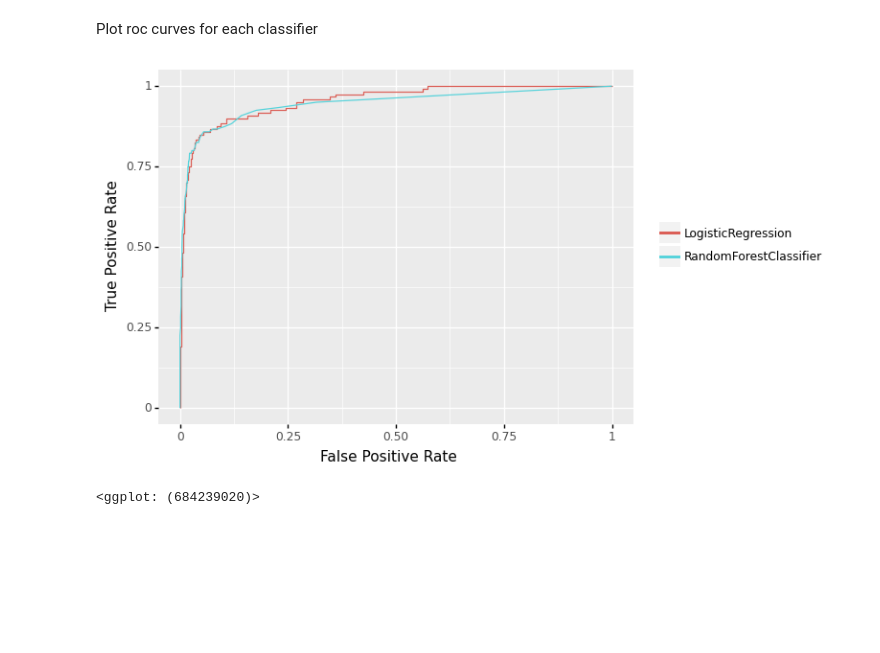
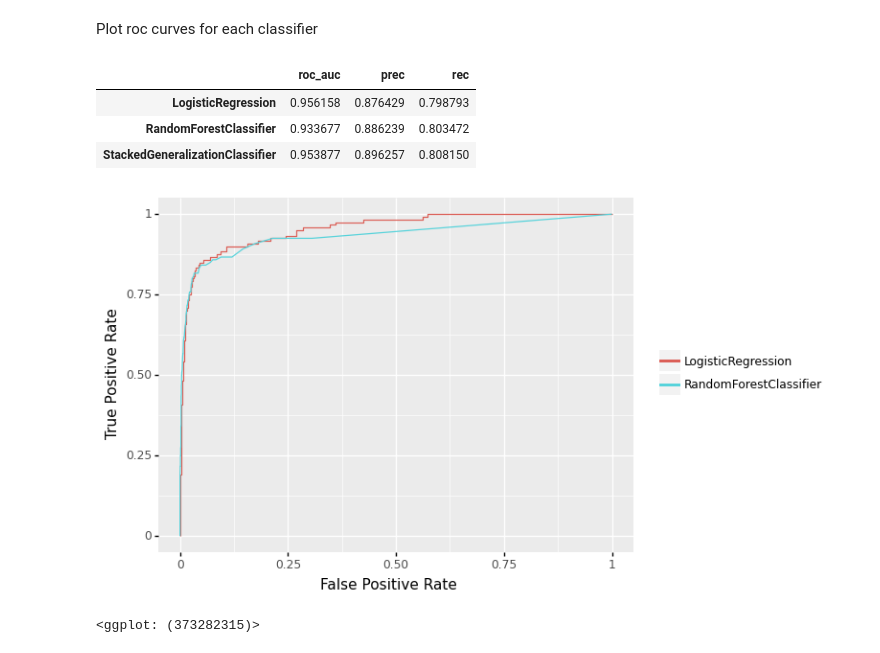
Before and after one commit to itslwg/pemett, a Jupyter notebook: notebooks/2.0-s30d-model-training.ipynb, the cells around one changed output. Saved outputs shown, nothing was run; the diff lists cells and outputs as text; code cells hidden in the pictures; blank space fills up the shorter version.

Commit message:
Add outline of performance compiling

```diff
--- a/notebooks/2.0-s30d-model-training.ipynb
+++ b/notebooks/2.0-s30d-model-training.ipynb
@@ -137,7 +138,8 @@ Plot roc curves for each classifier
 # %%
 from src.visualization.visualize import plot_roc_base_clfs
 # %%
-y_test_pred_clfs = sgclf.predict_meta_features(X_test)
+y_test_prob_clfs = sgclf.predict_meta_features(X_test, use_probas = True)
+y_test_pred_clfs = sgclf.predict_meta_features(X_test, use_probas = False)
 # %%
 keys = [
     clf.get_params()["steps"][-1][1].__class__.__name__
@@ -172 +156,4 @@ y_preds = pd.DataFrame(y_test_pred_clfs)
+# %%
+y_test_pred_clfs = np.column_stack((y_test_pred_clfs, y_pred_meta_clf))
+y_test_prob_clfs = np.column_stack((y_test_prob_clfs, y_test_pred_con))
 # %%
@@ -176,8 +188,21 @@ def compute_performance(y_preds: np.ndarray, y_true: np.array, keys: list):
+# %%
+compile_performance(
+    y_preds=y_test_pred_clfs,
+    y_probs=y_test_prob_clfs,
+    y_true=y_test,
+    tc=tc_test,
+    keys=keys + [sgclf.__class__.__name__]
+)
+# %% [output]
+|  | roc_auc | prec | rec |
+| LogisticRegression | 0.956158 | 0.876429 | 0.798793 |
+| RandomForestClassifier | 0.933677 | 0.886239 | 0.803472 |
+| StackedGeneralizationClassifier | 0.953877 | 0.896257 | 0.808150 |
 # %%
-plot_roc_base_clfs(y_test_pred_clfs, y_test, keys)
+plot_roc_base_clfs(y_test_prob_clfs, y_test, keys)
 # %% [output]
-[figure, old version]
+[figure, new version]
-<ggplot: (684239020)>
+<ggplot: (373282315)>
 # %%
 tc_test = pd.read_csv("./data/processed/s30d/tc_test.csv", index_col = 0).tc
 # %%
```
Also changed, not shown: parts of 12 cells of this notebook, 2 other files.
